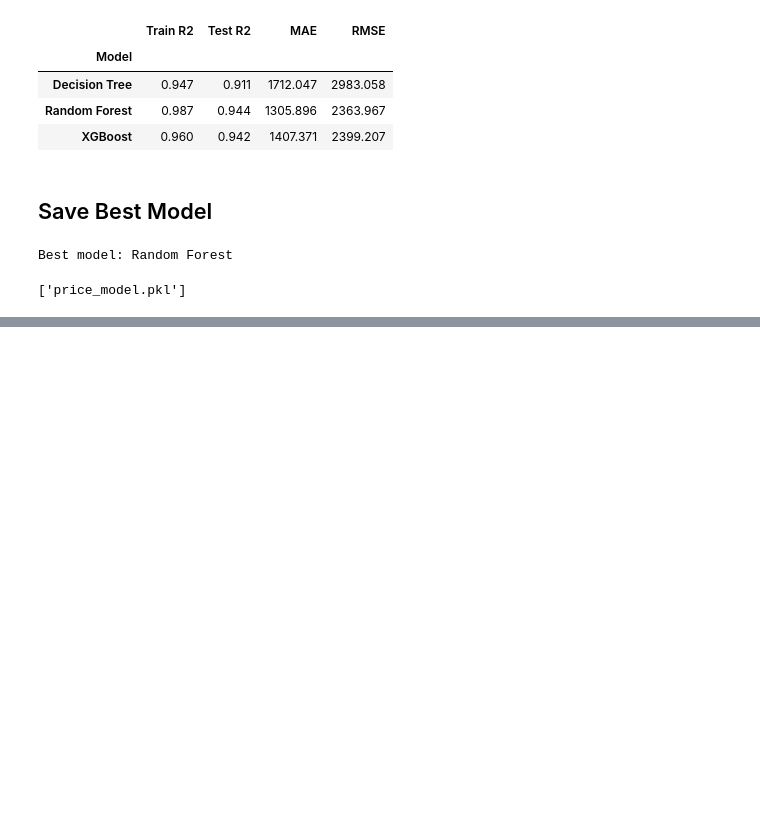
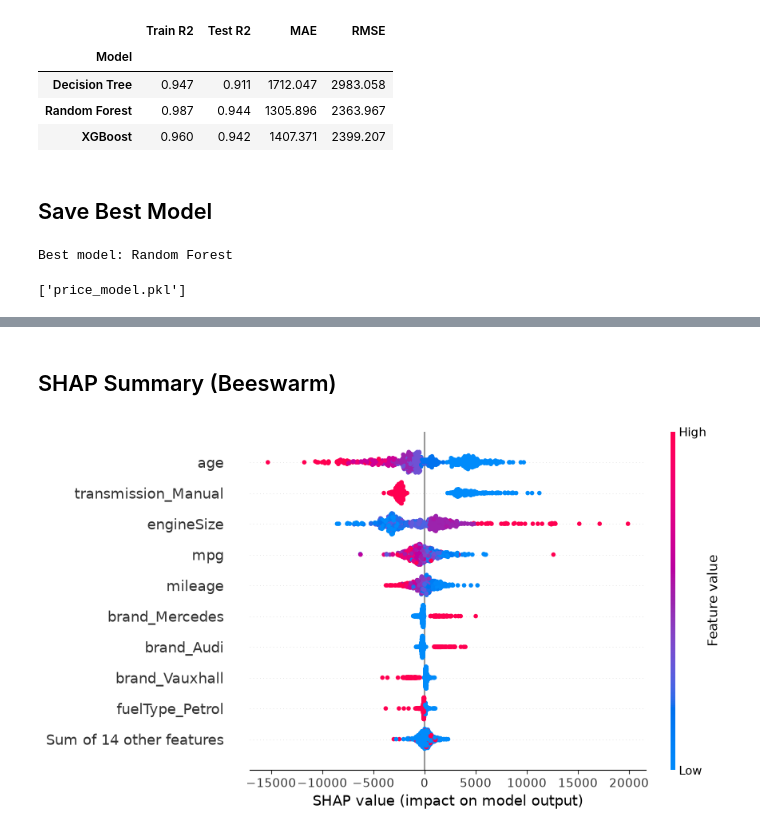
Before and after one commit to NiloferMubeen/AutoScope-Mapping-the-UK-Used-Car-Market-using-Clustering-and-Dimensionality-Reduction, a Jupyter notebook: 01_price_prediction.ipynb, the cells around one changed output, grey strips where cells are left out. Saved outputs shown, nothing was run; the diff lists cells and outputs as text; code cells hidden in the pictures; blank space fills up the shorter version.

```diff
--- a/01_price_prediction.ipynb
+++ b/01_price_prediction.ipynb
@@ -132,0 +153,7 @@ Best model: Random Forest
+# %% [markdown]
+## SHAP Summary (Beeswarm)
+# %%
+shap.plots.beeswarm(shap_values, show=False)
+plt.show()
+# %% [output]
+[figure, added]
```
Also changed, not shown: parts of 8 cells of this notebook, 1 other file.
